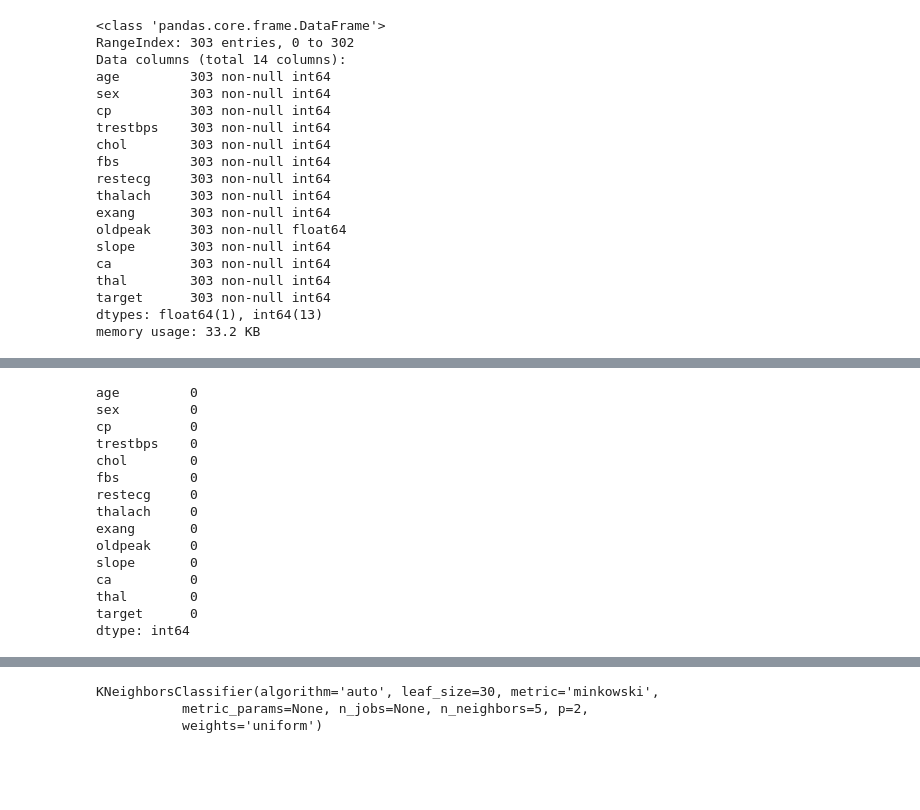
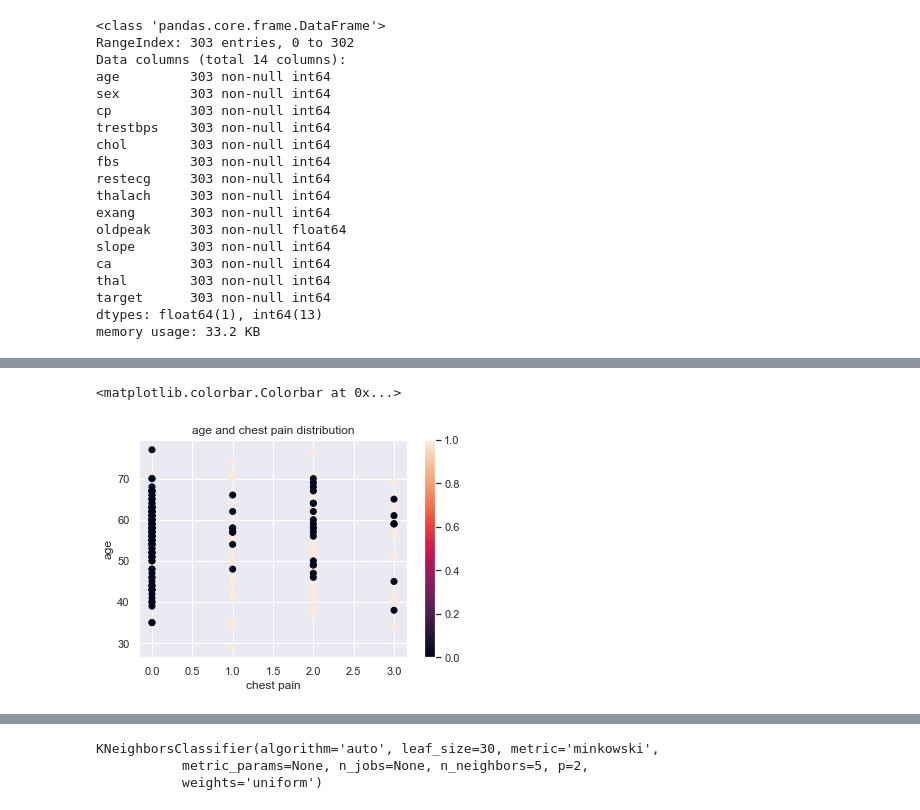
Before and after one commit to duvindu007/Heart_Disease, a Jupyter notebook: Analysis.ipynb, the cells around one changed output, grey strips where cells are left out. Drawn from its saved outputs; the diff is of its cells as text; code cells hidden in the pictures; blank space fills up the shorter version.

```diff
--- a/Analysis.ipynb
+++ b/Analysis.ipynb
@@ -56,18 +115,12 @@ plt.show()
-# %%
-data.isnull().sum()
-# %% [output]
-age         0
-sex         0
-cp          0
-trestbps    0
-chol        0
-fbs         0
-restecg     0
-thalach     0
-exang       0
-oldpeak     0
-slope       0
-ca          0
-thal        0
-target      0
-dtype: int64
+# %%
+# cp is chest pain rate.
+fig = plt.figure()
+ax = fig.add_subplot(111)
+scatter = ax.scatter(data['cp'],data['age'],c=data.target)
+ax.set_title("age and chest pain distribution")
+ax.set_xlabel('chest pain')
+ax.set_ylabel('age')
+plt.colorbar(scatter)
+# %% [output]
+<matplotlib.colorbar.Colorbar at 0x...>
+[figure, added]
```
Also changed, not shown: parts of 35 cells of this notebook.
